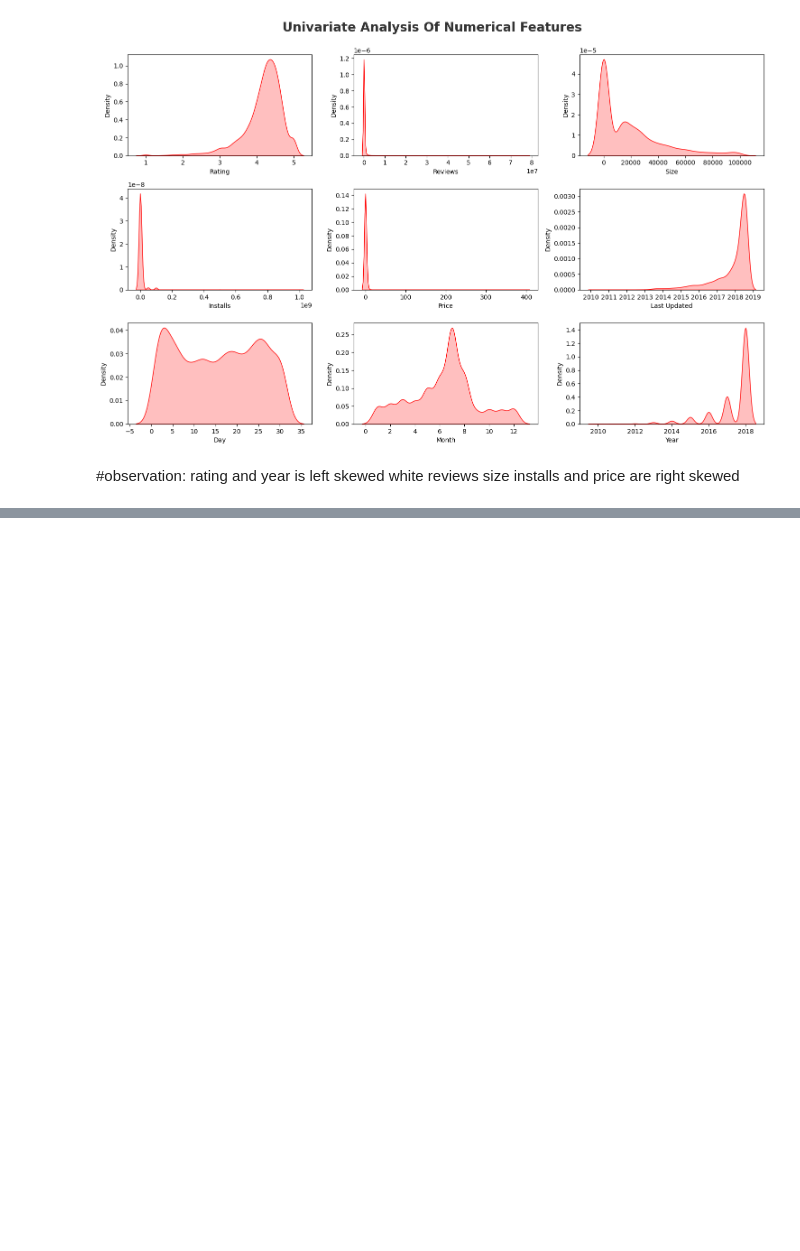
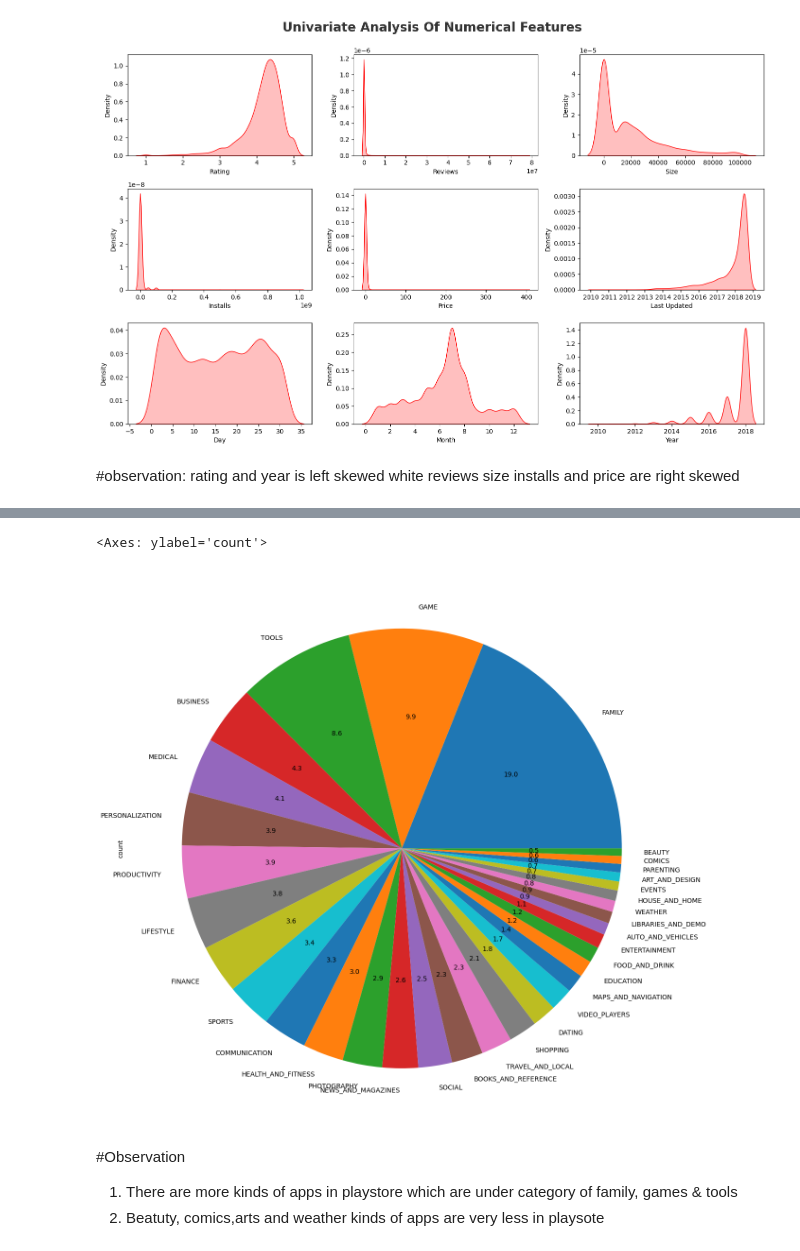
Before and after one commit to Bhargavvv412/EDA-Feature-Engineering, a Jupyter notebook: EDA_And_Feature_Eng_Of_Google_Play_Store_Datset.ipynb, the cells around one changed output, grey strips where cells are left out. Drawn from its saved outputs; the diff is of its cells as text; code cells hidden in the pictures; blank space fills up the shorter version.

```diff
--- a/EDA_And_Feature_Eng_Of_Google_Play_Store_Datset.ipynb
+++ b/EDA_And_Feature_Eng_Of_Google_Play_Store_Datset.ipynb
@@ -308,0 +330,9 @@ rating and year is left skewed white reviews size installs and price are right s
+# %%
+df_copy['Category'].value_counts().plot.pie(y= df_copy['Category'] ,figsize=(15,16),autopct='%1.1f')
+# %% [output]
+<Axes: ylabel='count'>
+[figure, added]
+# %% [markdown]
+#Observation
+1.  There are more kinds of apps in playstore which are under category of family, games & tools
+2.  Beatuty, comics,arts and weather kinds of apps are very less in playsote
```
Also changed, not shown: parts of 11 cells of this notebook.
